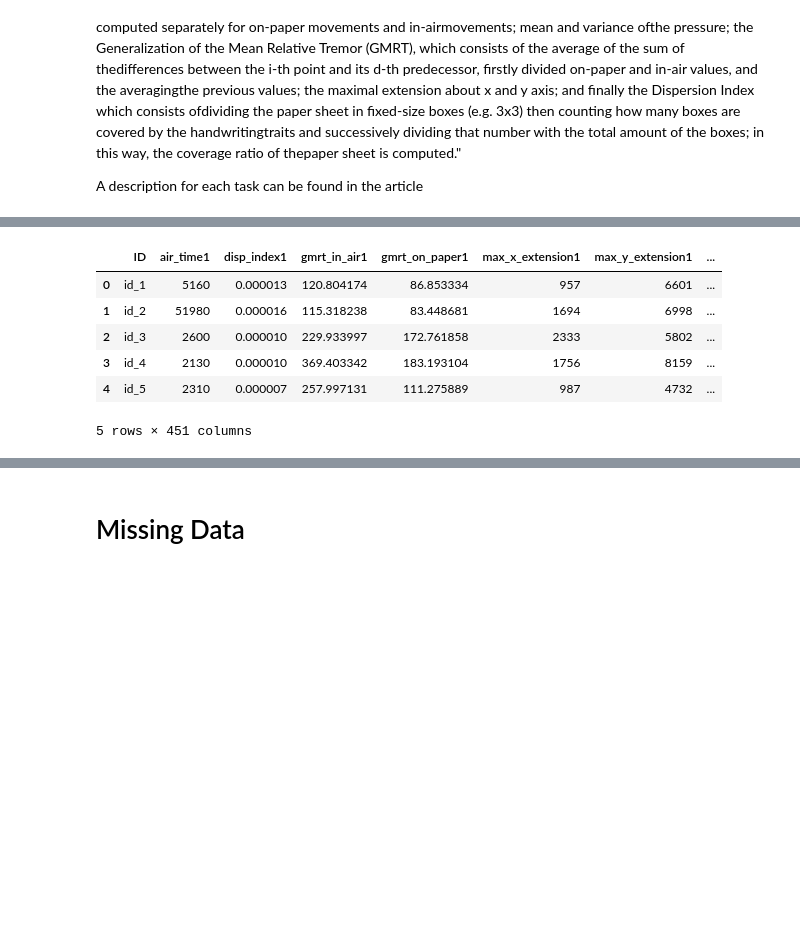
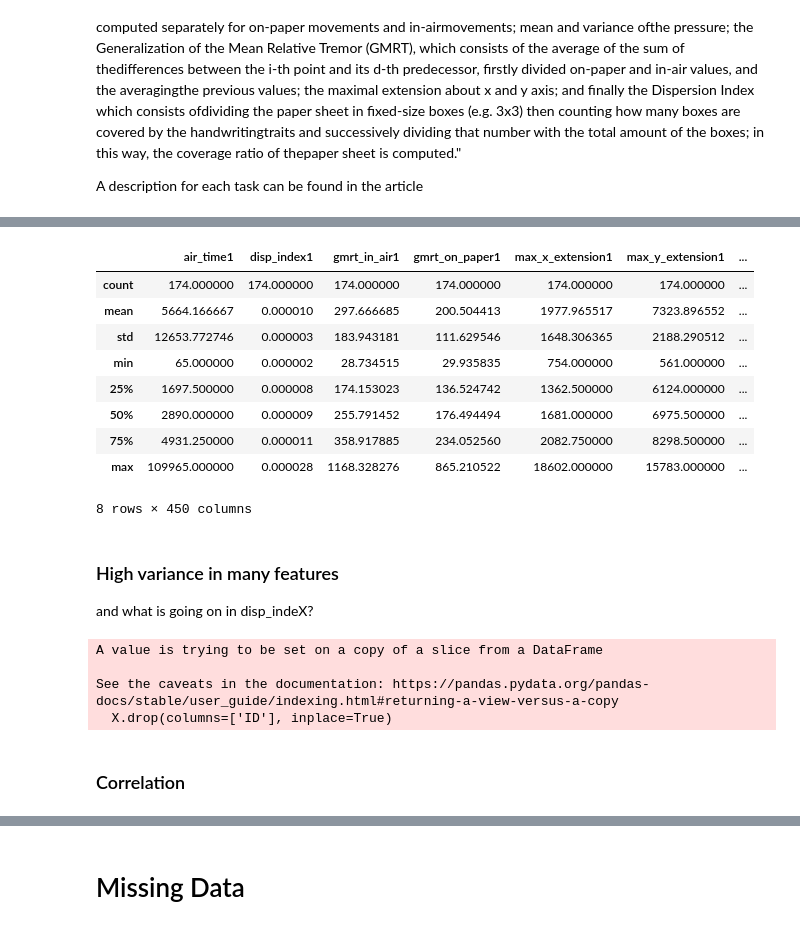
Before and after one commit to EduardoHalmen/darwin, a Jupyter notebook: main.ipynb, the cells around one changed output, grey strips where cells are left out. Drawn from its saved outputs; the diff is of its cells as text; code cells hidden in the pictures; blank space fills up the shorter version.

```diff
--- a/main.ipynb
+++ b/main.ipynb
@@ -134,10 +173,24 @@ A description for each task can be found in the article
 # %%
-X.head()
+X.describe()
 # %% [output]
-|  | ID | air_time1 | disp_index1 | gmrt_in_air1 | gmrt_on_paper1 | max_x_extension1 | max_y_extension1 | ... |
-| 0 | id_1 | 5160 | 0.000013 | 120.804174 | 86.853334 | 957 | 6601 | ... |
-| 1 | id_2 | 51980 | 0.000016 | 115.318238 | 83.448681 | 1694 | 6998 | ... |
-| 2 | id_3 | 2600 | 0.000010 | 229.933997 | 172.761858 | 2333 | 5802 | ... |
-| 3 | id_4 | 2130 | 0.000010 | 369.403342 | 183.193104 | 1756 | 8159 | ... |
-| 4 | id_5 | 2310 | 0.000007 | 257.997131 | 111.275889 | 987 | 4732 | ... |
+|  | air_time1 | disp_index1 | gmrt_in_air1 | gmrt_on_paper1 | max_x_extension1 | max_y_extension1 | ... |
+| count | 174.000000 | 174.000000 | 174.000000 | 174.000000 | 174.000000 | 174.000000 | ... |
+| mean | 5664.166667 | 0.000010 | 297.666685 | 200.504413 | 1977.965517 | 7323.896552 | ... |
+| std | 12653.772746 | 0.000003 | 183.943181 | 111.629546 | 1648.306365 | 2188.290512 | ... |
+| min | 65.000000 | 0.000002 | 28.734515 | 29.935835 | 754.000000 | 561.000000 | ... |
+| 25% | 1697.500000 | 0.000008 | 174.153023 | 136.524742 | 1362.500000 | 6124.000000 | ... |
+| 50% | 2890.000000 | 0.000009 | 255.791452 | 176.494494 | 1681.000000 | 6975.500000 | ... |
+| 75% | 4931.250000 | 0.000011 | 358.917885 | 234.052560 | 2082.750000 | 8298.500000 | ... |
+| max | 109965.000000 | 0.000028 | 1168.328276 | 865.210522 | 18602.000000 | 15783.000000 | ... |
-5 rows × 451 columns
+8 rows × 450 columns
+# %% [markdown]
+### High variance in many features
+
+and what is going on in disp_indeX?
+# %%
+X.drop(columns=['ID'], inplace=True)
+# %% [output]
+A value is trying to be set on a copy of a slice from a DataFrame
+
+See the caveats in the documentation: https://pandas.pydata.org/pandas-docs/stable/user_guide/indexing.html#returning-a-view-versus-a-copy
+  X.drop(columns=['ID'], inplace=True)
@@ -143,0 +202,2 @@ X.head()
+# %% [markdown]
+### Correlation
```
Also changed, not shown: parts of 23 cells of this notebook, 1 other file.
